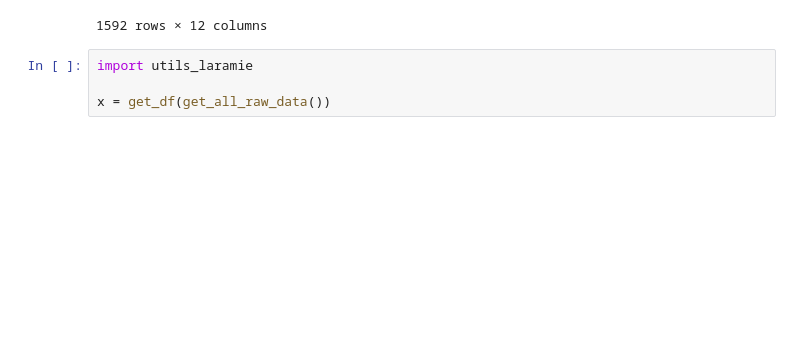
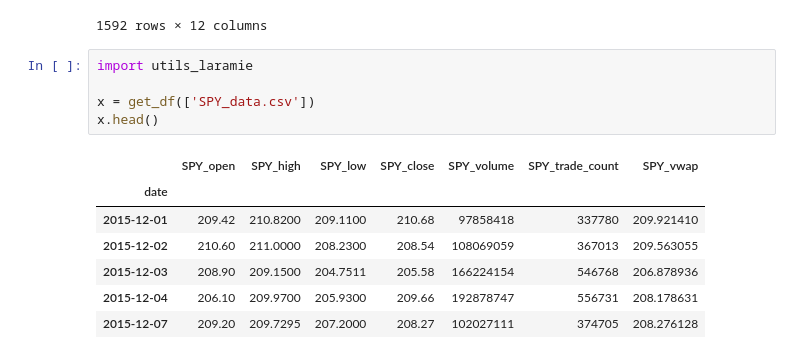
Before and after one commit to laramiedunlap/Project2, a Jupyter notebook: Laramie.ipynb, the cells around one changed output. Drawn from its saved outputs; the diff is of its cells as text; blank space fills up the shorter version.

```diff
--- a/Laramie.ipynb
+++ b/Laramie.ipynb
@@ -101,4 +101,13 @@ x
 # %%
 import utils_laramie
 
-x = get_df(get_all_raw_data())
+x = get_df(['SPY_data.csv'])
+x.head()
+# %% [output]
+|  | SPY_open | SPY_high | SPY_low | SPY_close | SPY_volume | SPY_trade_count | SPY_vwap |
+| date |  |  |  |  |  |  |  |
+| 2015-12-01 | 209.42 | 210.8200 | 209.1100 | 210.68 | 97858418 | 337780 | 209.921410 |
+| 2015-12-02 | 210.60 | 211.0000 | 208.2300 | 208.54 | 108069059 | 367013 | 209.563055 |
+| 2015-12-03 | 208.90 | 209.1500 | 204.7511 | 205.58 | 166224154 | 546768 | 206.878936 |
+| 2015-12-04 | 206.10 | 209.9700 | 205.9300 | 209.66 | 192878747 | 556731 | 208.178631 |
+| 2015-12-07 | 209.20 | 209.7295 | 207.2000 | 208.27 | 102027111 | 374705 | 208.276128 |
```
Also changed, not shown: parts of 5 cells of this notebook, 1 other file.
